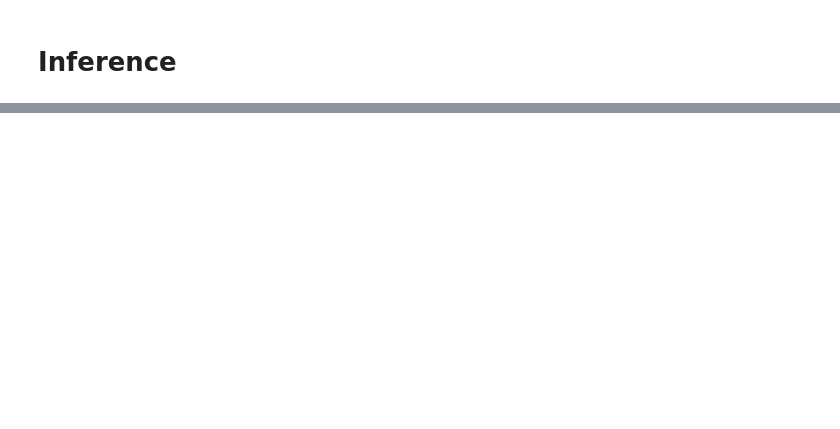
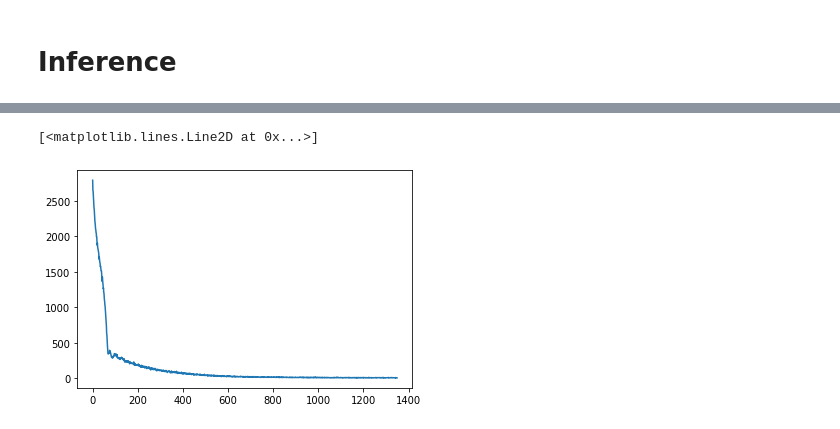
Before and after one commit to BobZhangHT/QReR, a Jupyter notebook: QRWG.ipynb, the cells around one changed output, grey strips where cells are left out. Cells and saved outputs as stored; diff of their text form; code cells hidden in the pictures; blank space fills up the shorter version.

```diff
--- a/QRWG.ipynb
+++ b/QRWG.ipynb
@@ -114,0 +121,5 @@ plt.legend()
+# %%
+plt.plot(estimator.losses)
+# %% [output]
+[<matplotlib.lines.Line2D at 0x...>]
+[figure, added]
```
Also changed, not shown: parts of 11 cells of this notebook.
